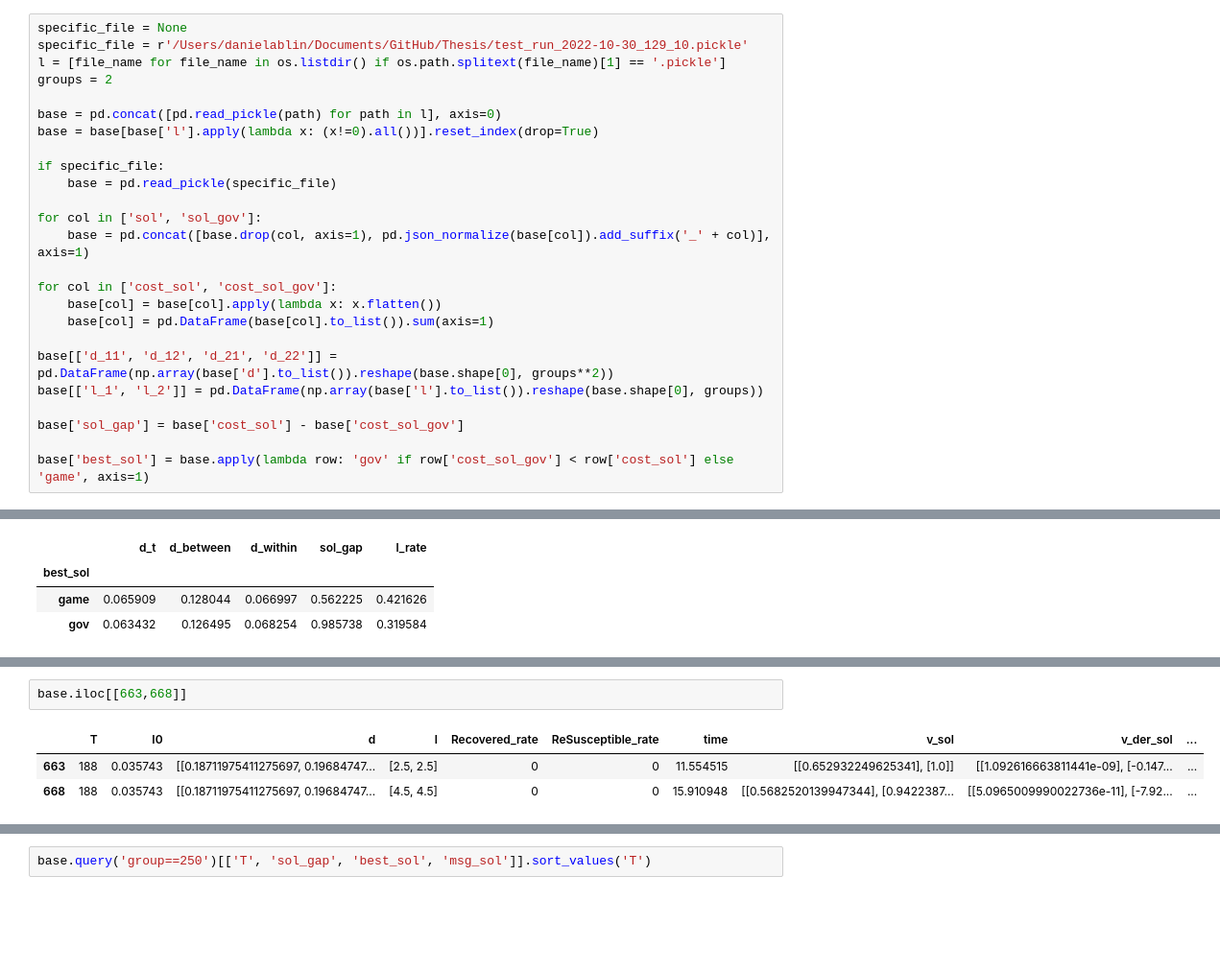
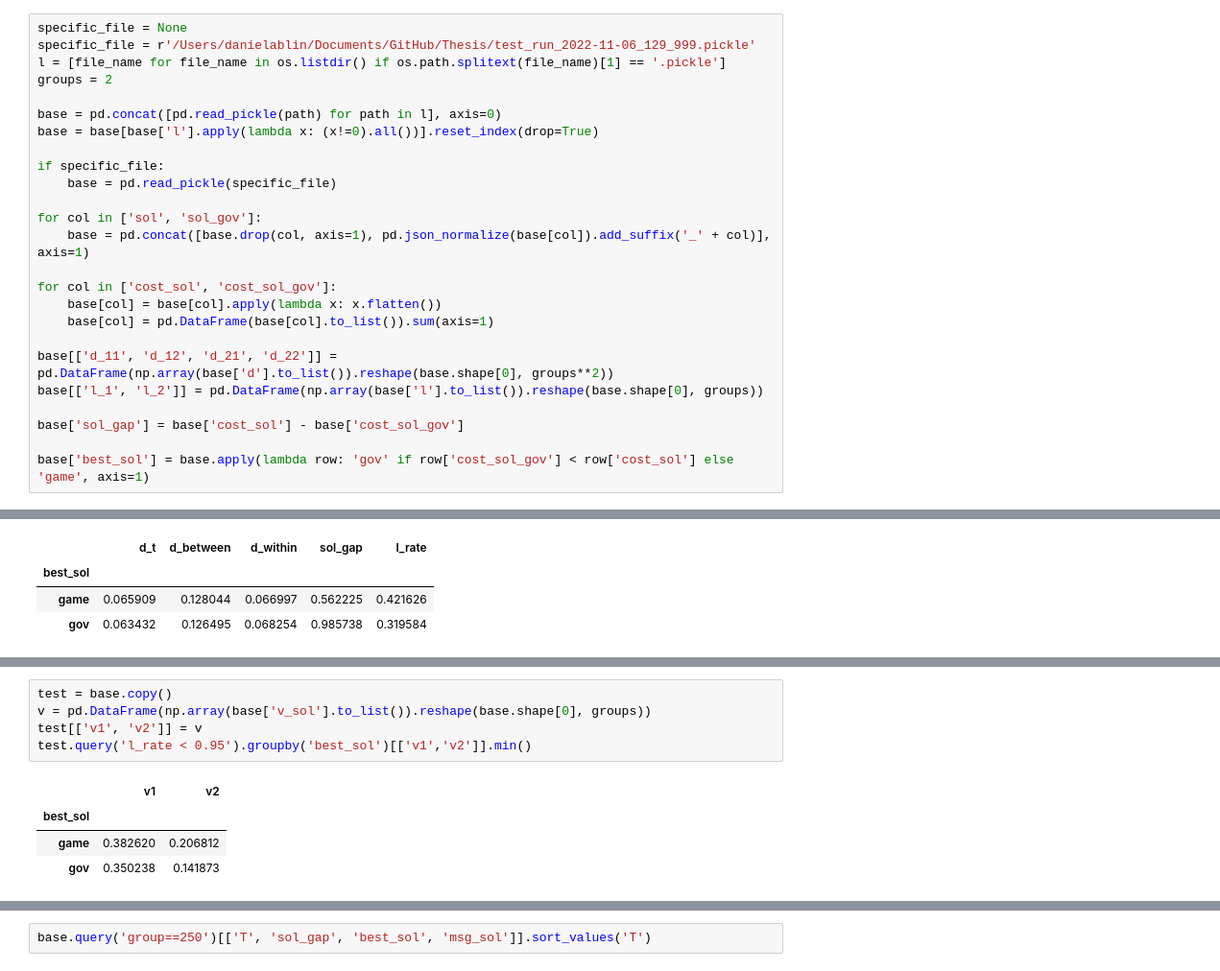
Before and after one commit to daniel-ablin/Thesis, a Jupyter notebook: test analysis.ipynb, the cells around one changed output, grey strips where cells are left out. Shown: that part at 96% size. Drawn from its saved outputs; the diff is of its cells as text; blank space fills up the shorter version.

```diff
--- a/test analysis.ipynb
+++ b/test analysis.ipynb
@@ -12,7 +12,7 @@ pd.options.display.max_columns = 100
 pd.options.display.max_rows = 100
 # %%
 specific_file = None
-specific_file = r'/Users/danielablin/Documents/GitHub/Thesis/test_run_2022-10-30_129_10.pickle'
+specific_file = r'/Users/danielablin/Documents/GitHub/Thesis/test_run_2022-11-06_129_999.pickle'
 l = [file_name for file_name in os.listdir() if os.path.splitext(file_name)[1] == '.pickle']
 groups = 2
 
@@ -102,6 +82,10 @@ base.query('group==110')[['l_rate', 'sol_gap', 'best_sol', 'msg_sol']].sort_valu
 # %%
-base.iloc[[663,668]]
+test = base.copy()
+v = pd.DataFrame(np.array(base['v_sol'].to_list()).reshape(base.shape[0], groups))
+test[['v1', 'v2']] = v
+test.query('l_rate < 0.95').groupby('best_sol')[['v1','v2']].min()
 # %% [output]
-|  | T | I0 | d | l | Recovered_rate | ReSusceptible_rate | time | v_sol | v_der_sol | ... |
-| 663 | 188 | 0.035743 | [[0.18711975411275697, 0.19684747... | [2.5, 2.5] | 0 | 0 | 11.554515 | [[0.652932249625341], [1.0]] | [[1.092616663811441e-09], [-0.147... | ... |
-| 668 | 188 | 0.035743 | [[0.18711975411275697, 0.19684747... | [4.5, 4.5] | 0 | 0 | 15.910948 | [[0.5682520139947344], [0.9422387... | [[5.0965009990022736e-11], [-7.92... | ... |
+|  | v1 | v2 |
+| best_sol |  |  |
+| game | 0.382620 | 0.206812 |
+| gov | 0.350238 | 0.141873 |
```
Also changed, not shown: parts of 8 cells of this notebook, 2 other files.
